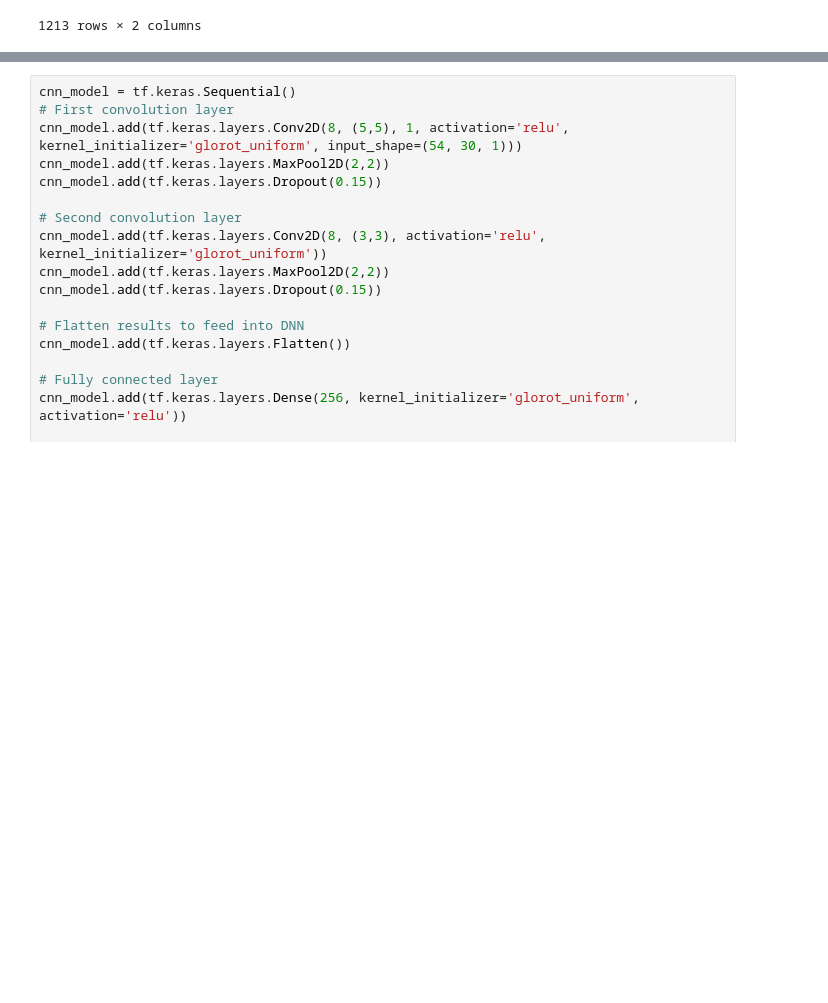
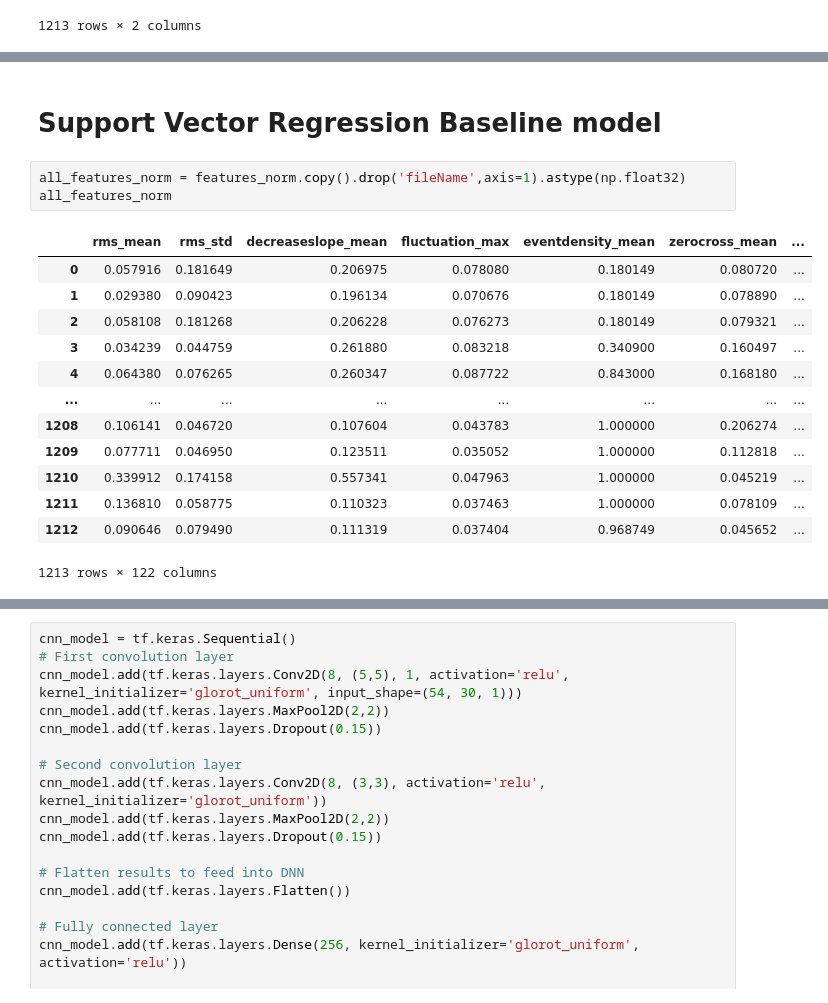
Before and after one commit to TheKangChen/soundscape-emotion-recognition-models, a Jupyter notebook: model_training.ipynb, the cells around one changed output, grey strips where cells are left out. Drawn from its saved outputs; the diff is of its cells as text; blank space fills up the shorter version.

```diff
--- a/model_training.ipynb
+++ b/model_training.ipynb
@@ -173,0 +228,19 @@ f_features_norm
+# %% [markdown]
+# Support Vector Regression Baseline model
+# %%
+all_features_norm = features_norm.copy().drop('fileName',axis=1).astype(np.float32)
+all_features_norm
+# %% [output]
+|  | rms_mean | rms_std | decreaseslope_mean | fluctuation_max | eventdensity_mean | zerocross_mean | ... |
+| 0 | 0.057916 | 0.181649 | 0.206975 | 0.078080 | 0.180149 | 0.080720 | ... |
+| 1 | 0.029380 | 0.090423 | 0.196134 | 0.070676 | 0.180149 | 0.078890 | ... |
+| 2 | 0.058108 | 0.181268 | 0.206228 | 0.076273 | 0.180149 | 0.079321 | ... |
+| 3 | 0.034239 | 0.044759 | 0.261880 | 0.083218 | 0.340900 | 0.160497 | ... |
+| 4 | 0.064380 | 0.076265 | 0.260347 | 0.087722 | 0.843000 | 0.168180 | ... |
+| ... | ... | ... | ... | ... | ... | ... | ... |
+| 1208 | 0.106141 | 0.046720 | 0.107604 | 0.043783 | 1.000000 | 0.206274 | ... |
+| 1209 | 0.077711 | 0.046950 | 0.123511 | 0.035052 | 1.000000 | 0.112818 | ... |
+| 1210 | 0.339912 | 0.174158 | 0.557341 | 0.047963 | 1.000000 | 0.045219 | ... |
+| 1211 | 0.136810 | 0.058775 | 0.110323 | 0.037463 | 1.000000 | 0.078109 | ... |
+| 1212 | 0.090646 | 0.079490 | 0.111319 | 0.037404 | 0.968749 | 0.045652 | ... |
+1213 rows × 122 columns
```
Also changed, not shown: parts of 20 cells of this notebook.
